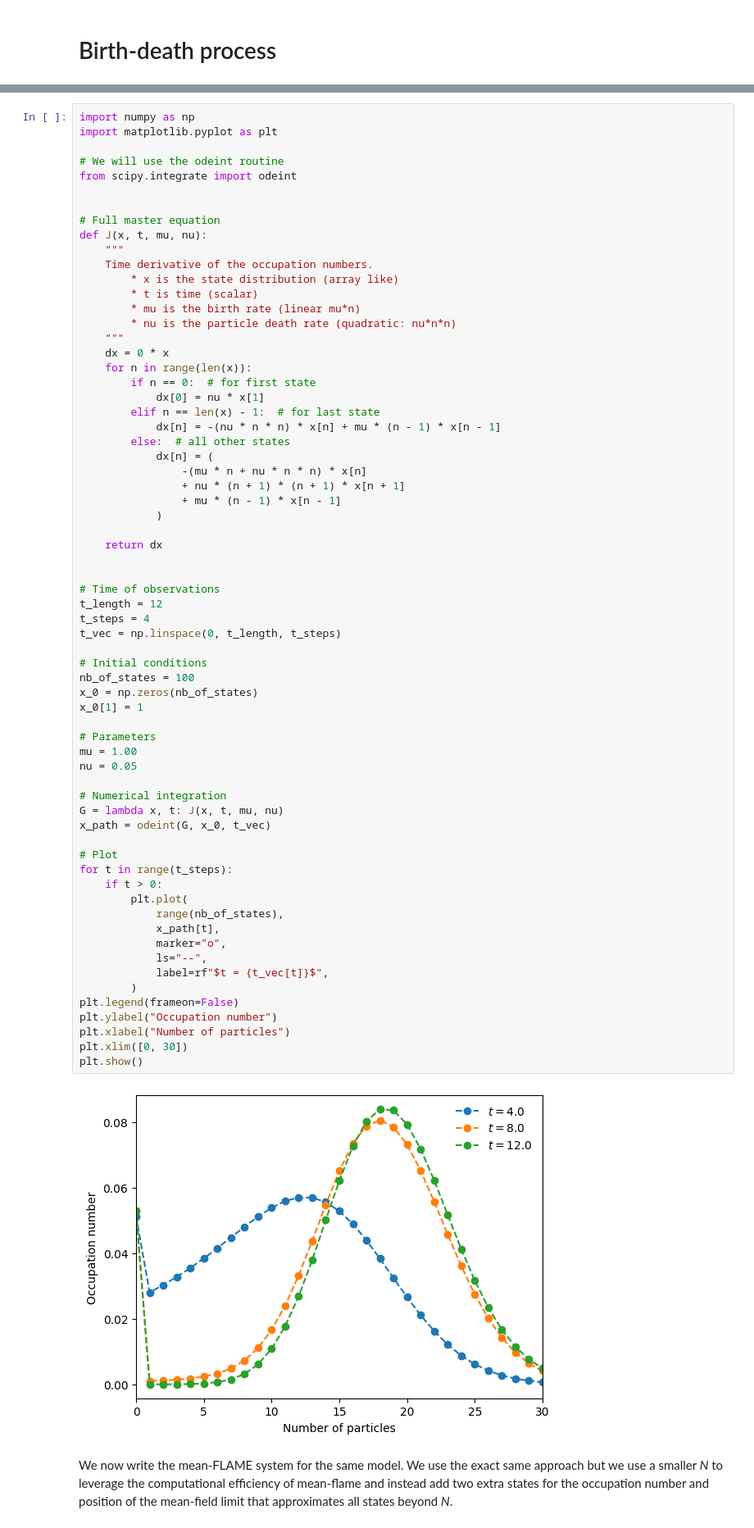
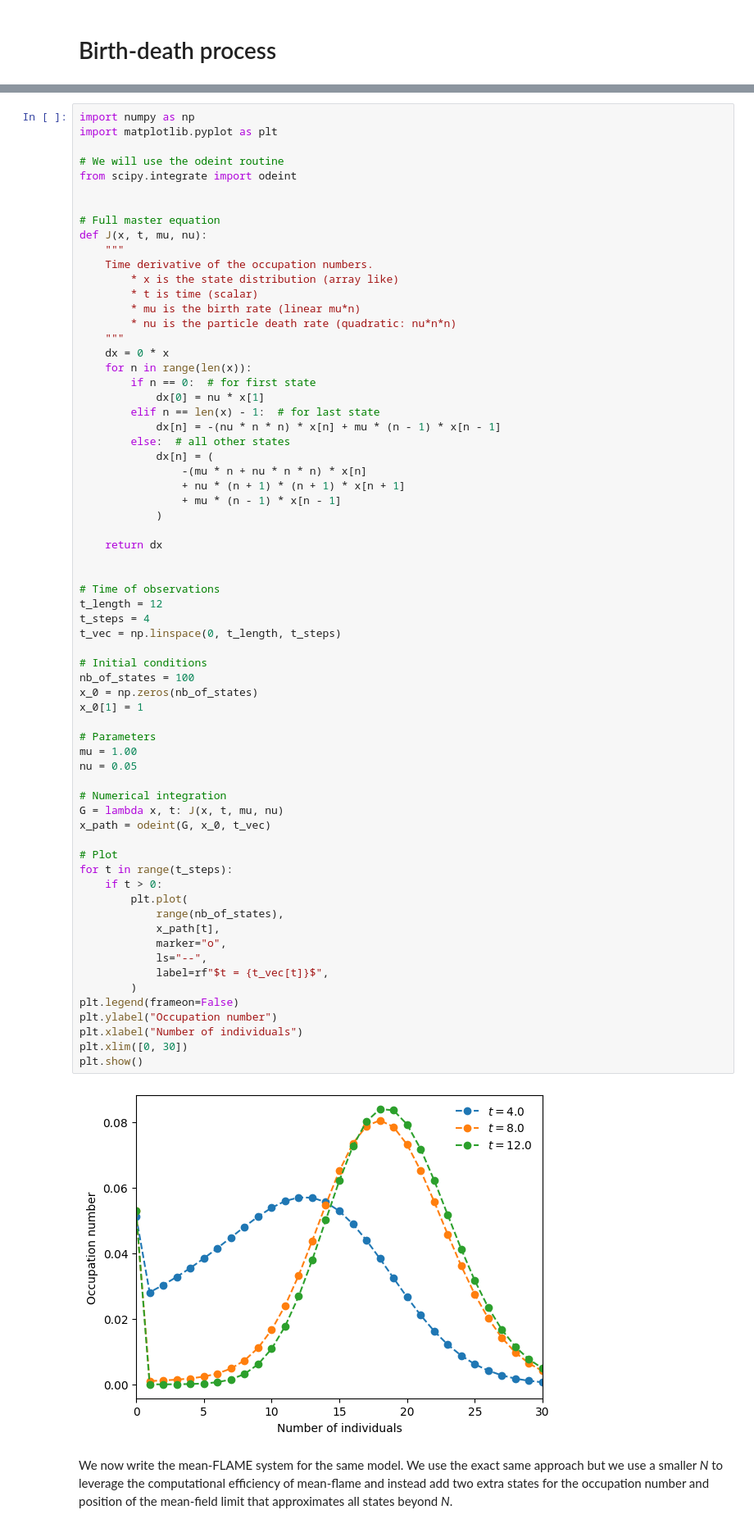
Before and after one commit to nwlandry/mean-FLAME, a Jupyter notebook: tutorials/mean_FLAME_examples.ipynb, the cells around one changed output, grey strips where cells are left out. Shown at 82% size. Saved outputs shown, nothing was run; the diff lists cells and outputs as text.

```diff
--- a/tutorials/mean_FLAME_examples.ipynb
+++ b/tutorials/mean_FLAME_examples.ipynb
@@ -52,35 +52,35 @@ t_steps = 4
 t_vec = np.linspace(0, t_length, t_steps)
 
 # Initial conditions
 nb_of_states = 100
 x_0 = np.zeros(nb_of_states)
 x_0[1] = 1
 
 # Parameters
 mu = 1.00
 nu = 0.05
 
 # Numerical integration
 G = lambda x, t: J(x, t, mu, nu)
 x_path = odeint(G, x_0, t_vec)
 
 # Plot
 for t in range(t_steps):
     if t > 0:
         plt.plot(
             range(nb_of_states),
             x_path[t],
             marker="o",
             ls="--",
             label=rf"$t = {t_vec[t]}$",
         )
 plt.legend(frameon=False)
 plt.ylabel("Occupation number")
-plt.xlabel("Number of particles")
+plt.xlabel("Number of individuals")
 plt.xlim([0, 30])
 plt.show()
 # %% [output]
-[figure, old version]
+[figure, new version]
 # %% [markdown]
 We now write the mean-FLAME system for the same model. We use the exact same approach but we use a smaller *N* to leverage the computational efficiency of mean-flame and instead add two extra states for the occupation number and position of the mean-field limit that approximates all states beyond *N*.
 # %%
```
Also changed, not shown: parts of 8 cells of this notebook, 5 other files.
